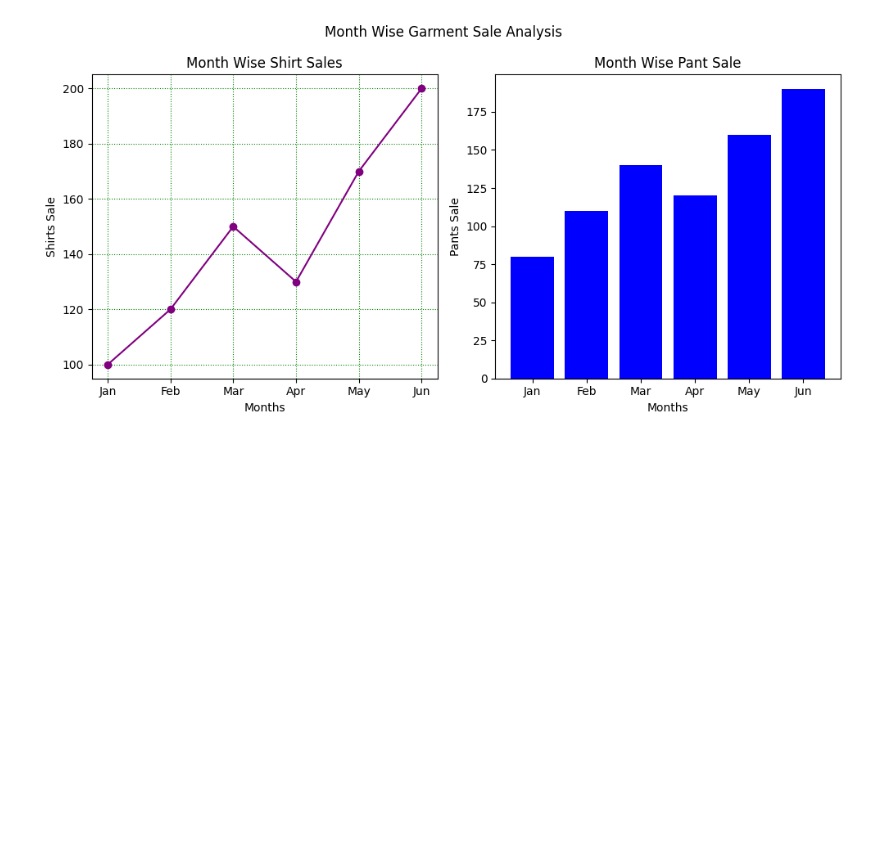
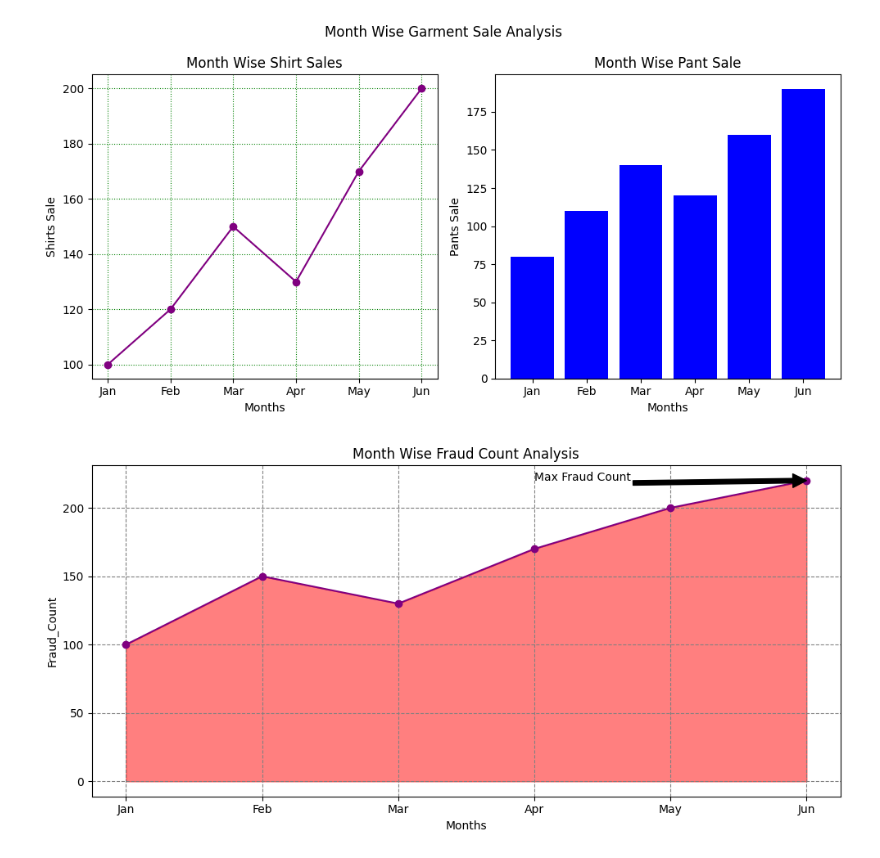
Before and after one commit to pratiksha-2410/Matplotlib-Charts, a Jupyter notebook: Line Plots.ipynb, the cells around one changed output. Cells and saved outputs as stored; diff of their text form; code cells hidden in the pictures; blank space fills up the shorter version.

Commit message:
Adding Month Wise Fraud Count Analysis Plot

```diff
--- a/Line Plots.ipynb
+++ b/Line Plots.ipynb
@@ -172,3 +172,31 @@ plt.savefig('Month Wise Garment Sale Analysis')
 plt.show()
 # %% [output]
 [figure]
+# %%
+# Month Wise Fraud Count Analysis
+
+Months = ['Jan','Feb','Mar','Apr','May','Jun']
+Fraud_Count = [100,150,130,170,200,220]
+
+plt.figure(figsize=(10,5))
+
+plt.plot(Months,Fraud_Count,color='purple',marker='o',markersize='6')
+plt.title('Month Wise Fraud Count Analysis')
+plt.xlabel('Months')
+plt.ylabel('Fraud_Count')
+plt.grid(color='grey',linestyle='--')
+plt.tight_layout()
+
+# Highlight Area
+plt.fill_between(Months,Fraud_Count,alpha=0.5,color='red')
+
+# Annotation For Peak Fraud Count
+
+plt.annotate('Max Fraud Count',xy=('Jun',220),xytext=('Apr',220),arrowprops=dict(facecolor='black'))
+
+# Save The Plot
+
+plt.savefig('Month wise Fraud Count Analysis line plot.png')
+plt.show()
+# %% [output]
+[figure, added]
```
Also changed, not shown: 1 other file.
